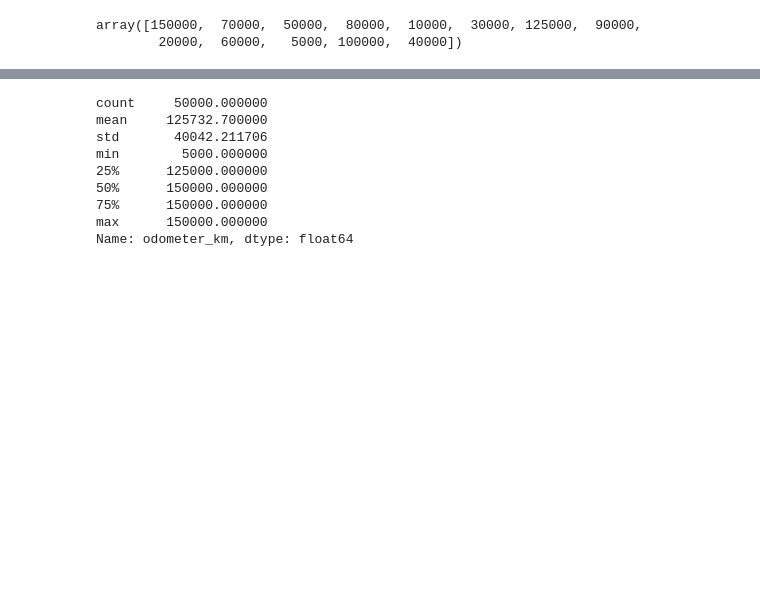
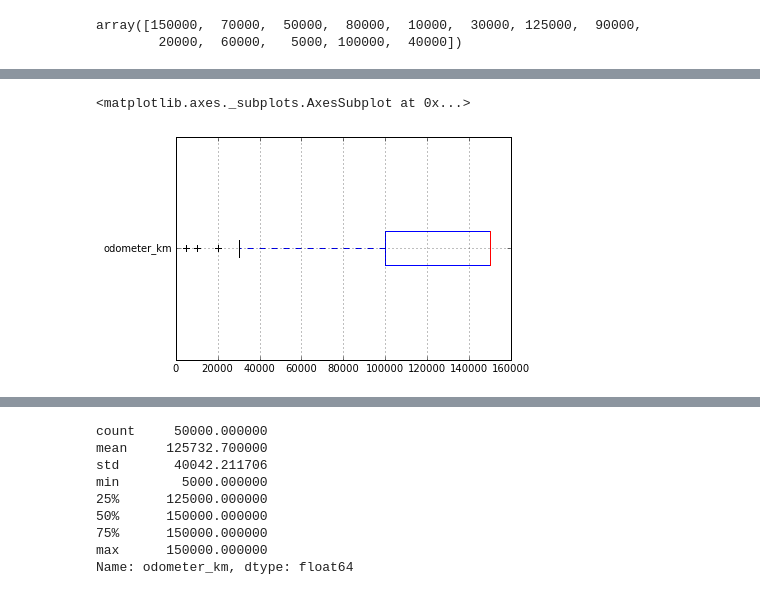
Before and after one commit to durga-ds/durga-dqds, a Jupyter notebook: ExploringEbayCarSalesData/ebay_cars.ipynb, the cells around one changed output, grey strips where cells are left out. Saved outputs shown, nothing was run; the diff lists cells and outputs as text; code cells hidden in the pictures; blank space fills up the shorter version.

```diff
--- a/ExploringEbayCarSalesData/ebay_cars.ipynb
+++ b/ExploringEbayCarSalesData/ebay_cars.ipynb
@@ -325,0 +343,5 @@ array([150000,  70000,  50000,  80000,  10000,  30000, 125000,  90000,
+# %%
+autos.odometer_km.plot.box(vert=False,grid=True)
+# %% [output]
+<matplotlib.axes._subplots.AxesSubplot at 0x...>
+[figure, added]
```
Also changed, not shown: parts of 6 cells of this notebook.
